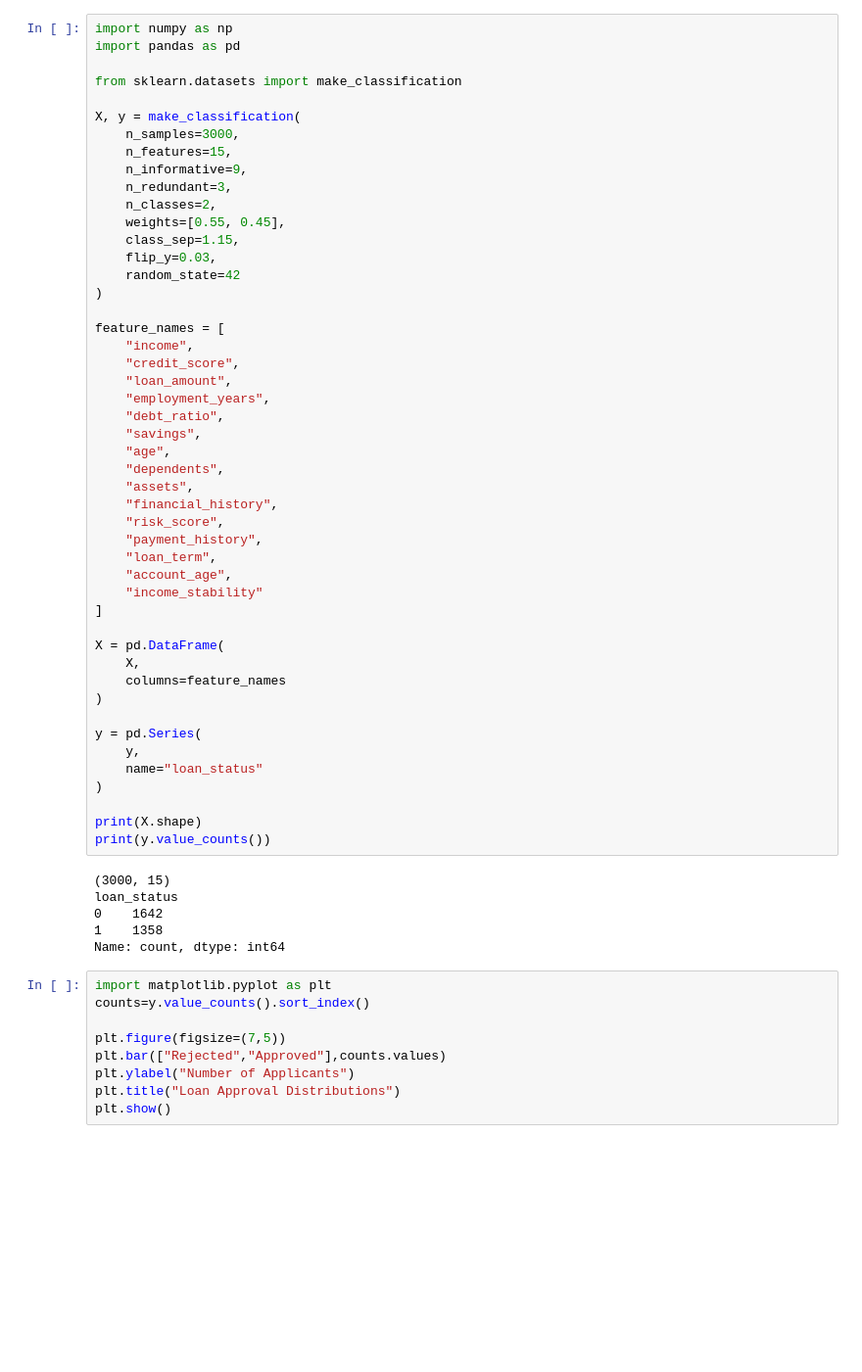
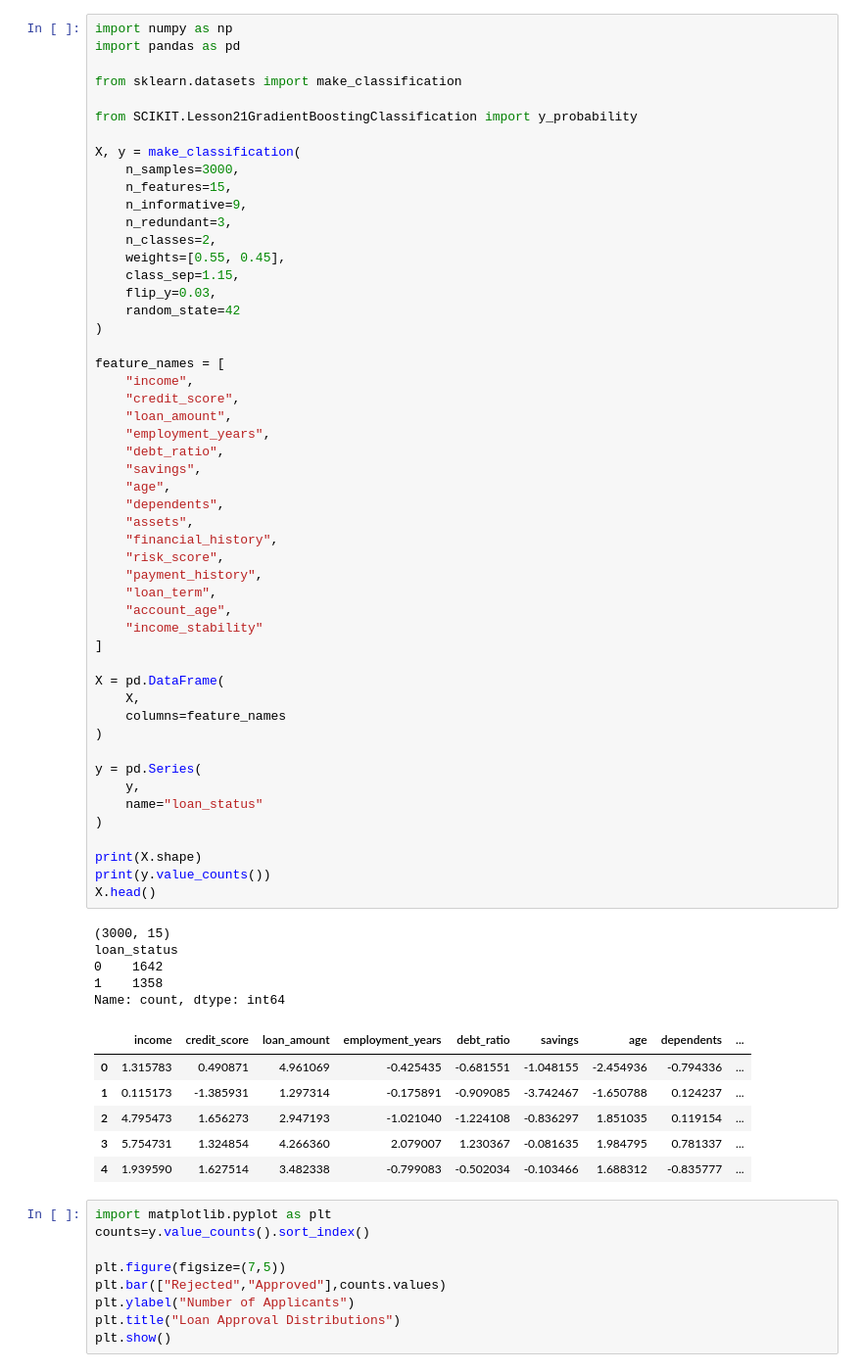
Before and after one commit to MUHAMMADZARYABKHAN-21/new.py, a Jupyter notebook: SCIKIT/Lesson23XGboostClassificationAdvanced.ipynb, the cells around one changed output. Shown at 98% size. Saved outputs shown, nothing was run; the diff lists cells and outputs as text; blank space fills up the shorter version.

```diff
--- a/SCIKIT/Lesson23XGboostClassificationAdvanced.ipynb
+++ b/SCIKIT/Lesson23XGboostClassificationAdvanced.ipynb
@@ -3,6 +3,8 @@ import numpy as np
 import pandas as pd
 
 from sklearn.datasets import make_classification
+
+from SCIKIT.Lesson21GradientBoostingClassification import y_probability
 
 X, y = make_classification(
     n_samples=3000,
@@ -25,33 +27,40 @@ feature_names = [
     "savings",
     "age",
     "dependents",
     "assets",
     "financial_history",
     "risk_score",
     "payment_history",
     "loan_term",
     "account_age",
     "income_stability"
 ]
 
 X = pd.DataFrame(
     X,
     columns=feature_names
 )
 
 y = pd.Series(
     y,
     name="loan_status"
 )
 
 print(X.shape)
 print(y.value_counts())
+X.head()
 # %% [output]
 (3000, 15)
 loan_status
 0    1642
 1    1358
 Name: count, dtype: int64
+|  | income | credit_score | loan_amount | employment_years | debt_ratio | savings | age | dependents | ... |
+| 0 | 1.315783 | 0.490871 | 4.961069 | -0.425435 | -0.681551 | -1.048155 | -2.454936 | -0.794336 | ... |
+| 1 | 0.115173 | -1.385931 | 1.297314 | -0.175891 | -0.909085 | -3.742467 | -1.650788 | 0.124237 | ... |
+| 2 | 4.795473 | 1.656273 | 2.947193 | -1.021040 | -1.224108 | -0.836297 | 1.851035 | 0.119154 | ... |
+| 3 | 5.754731 | 1.324854 | 4.266360 | 2.079007 | 1.230367 | -0.081635 | 1.984795 | 0.781337 | ... |
+| 4 | 1.939590 | 1.627514 | 3.482338 | -0.799083 | -0.502034 | -0.103466 | 1.688312 | -0.835777 | ... |
 # %%
 import matplotlib.pyplot as plt
 counts=y.value_counts().sort_index()
```
Also changed, not shown: parts of 6 cells of this notebook.
